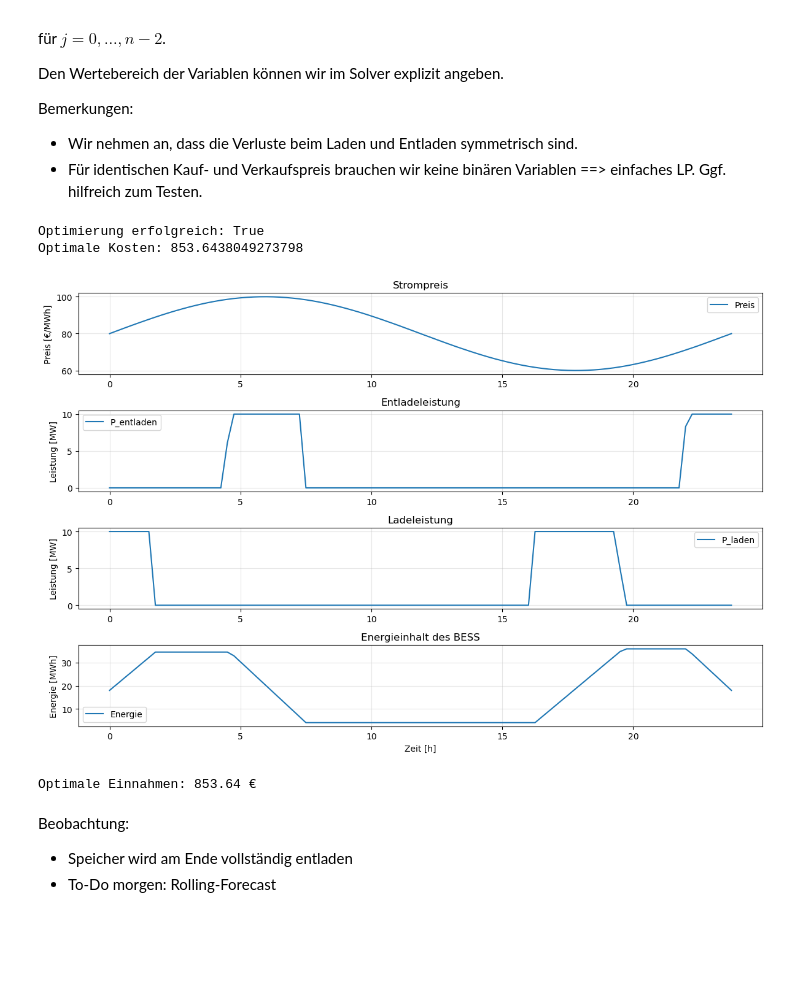
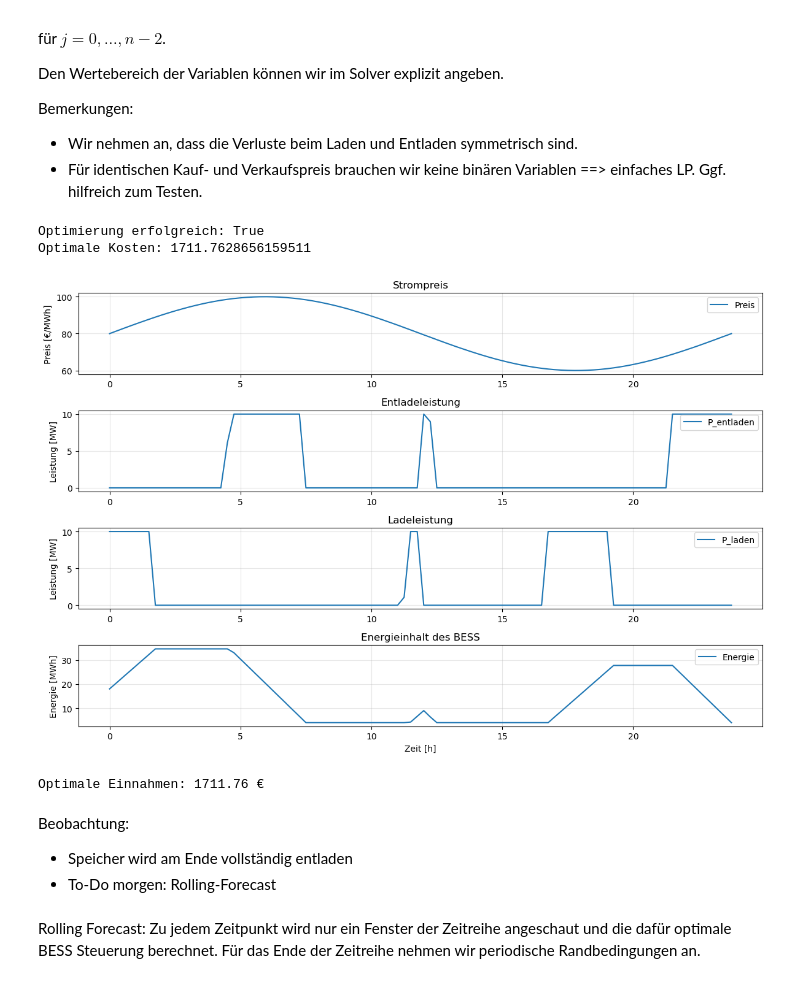
Before and after one commit to fefr3d/telis-intern, a Jupyter notebook: optimierungsmodel.ipynb, the cells around one changed output. Cells and saved outputs as stored; diff of their text form; code cells hidden in the pictures; blank space fills up the shorter version.

Commit message:
add rolling forecast

```diff
--- a/optimierungsmodel.ipynb
+++ b/optimierungsmodel.ipynb
@@ -111,7 +111,7 @@ Bemerkungen:
 import numpy as np
 from scipy.optimize import milp, LinearConstraint, Bounds
 
-def return_problem(pi_verkauf, pi_kauf, p_max, e_min, e_max, e0, dt, eta):
+def return_problem(pi_verkauf, pi_kauf, p_max, e_min, e_max, e0, i_ei, dt, eta, t_window=None):
     """BESS-Optimierungsproblem als MILP-Modell.
 
     Parameter
@@ -128,11 +128,15 @@ def return_problem(pi_verkauf, pi_kauf, p_max, e_min, e_max, e0, dt, eta):
         Maximaler Energieinhalt des Speichers.
     e0 : float
         Anfangsenergieinhalt des Speichers.
+    i_ei : tuple or None
+        Tupel `(i, ei)`. Zum Zeitpunkt `i` soll die Energie den Wert `ei` haben.
+        Wenn `None`, wird keine zusätzliche Endbedingung eingefügt.
     dt : float
         Zeitschrittweite.
     eta : float
         Lade-/Entladewirkungsgrad (symmetrisch).
-
+    t_window : int, optional
+        Fenstergröße für die Zeitreihe (Standard: None, d.h. gesamte Zeitreihe).
     Rückgabe
     -------
     dict
@@ -149,6 +153,15 @@ def return_problem(pi_verkauf, pi_kauf, p_max, e_min, e_max, e0, dt, eta):
     # Anzahl Zeitschritte
     n = len(pi_kauf)
 
+    if i_ei is not None:
+        idx_ei, ei = i_ei
+        idx_ei = int(idx_ei)
+        if not (0 <= idx_ei < n):
+            raise ValueError("i_ei index muss im Bereich [0, n-1] liegen")
+    else:
+        idx_ei = None
+        ei = None
+
     # -------------------------------------------------
     # LP-Matrix (Ungleichungen)
     # -------------------------------------------------
@@ -161,8 +174,9 @@ def return_problem(pi_verkauf, pi_kauf, p_max, e_min, e_max, e0, dt, eta):
     # -------------------------------------------------
     # Gleichungen (Energie)
     # -------------------------------------------------
-    A_eq = np.zeros((n, 4 * n))
-    b_eq = np.zeros(n)
+    n_eq = n + (1 if idx_ei is not None else 0)
+    A_eq = np.zeros((n_eq, 4 * n))
+    b_eq = np.zeros(n_eq)
 
     # =================================================
     # Zielfunktion
@@ -213,9 +227,9 @@ def return_problem(pi_verkauf, pi_kauf, p_max, e_min, e_max, e0, dt, eta):
 
         b_eq[j + 1] = 0
 
-    # Endbedingung
-    A_eq[n, 3 * n + n - 1] = 1
-    b_eq[n] = e0
+    if idx_ei is not None:
+        A_eq[n, 3 * n + idx_ei] = 1
+        b_eq[n] = ei
 
     # =================================================
     # Bounds (wichtig für MILP!)
@@ -248,9 +262,9 @@ def return_problem(pi_verkauf, pi_kauf, p_max, e_min, e_max, e0, dt, eta):
         "A_eq": A_eq,
         "b_eq": b_eq,
         "bounds": bounds,
-        "n": n
+        "n": n,
+        "t_window": t_window
     }
-
 
 
 def solve_bess_milp(problem):
@@ -267,6 +281,7 @@ def solve_bess_milp(problem):
         - b_eq: rechte Seite für Gleichungen
         - bounds: Grenzen der Variablen
         - n: Anzahl der Zeitschritte
+        - t_window: Fenstergröße für die Zeitreihe
 
     Rückgabe
     -------
@@ -287,6 +302,7 @@ def solve_bess_milp(problem):
     b_eq = problem["b_eq"]
     bounds = problem["bounds"]
     n = problem["n"]
+    t_window = problem.get("t_window", None)
 
     # =====================================================
     # 1. Bounds
@@ -370,7 +386,7 @@ DT    = T/N
 pi = 80 + 20 *np.sin(np.linspace(0, 2*np.pi, N))      # €/MWh
 
 # Problem formulieren
-problem = return_problem(pi_verkauf=pi, pi_kauf=pi, p_max=P_MAX, e_min=E_MIN, e_max=E_MAX, e0=E0, dt=DT, eta=ETA)
+problem = return_problem(pi_verkauf=pi, pi_kauf=pi, p_max=P_MAX, e_min=E_MIN, e_max=E_MAX, e0=E0, i_ei=(N-1, E0), dt=DT, eta=ETA)
 
 # Problem lösen
 result = solve_bess_milp(problem)
@@ -390,37 +406,39 @@ plt.legend()
 plt.grid(True, alpha=0.3)
 
 plt.subplot(4, 1, 2)
 plt.plot(t, result["P_discharge"], label="P_entladen")
 plt.ylabel("Leistung [MW]")
 plt.title("Entladeleistung")
 plt.legend()
 plt.grid(True, alpha=0.3)
 
 plt.subplot(4, 1, 3)
 plt.plot(t, result["P_charge"], label="P_laden")
 plt.ylabel("Leistung [MW]")
 plt.title("Ladeleistung")
 plt.legend()
 plt.grid(True, alpha=0.3)
 
 plt.subplot(4, 1, 4)
 plt.plot(t, result["E"], label="Energie")
 plt.ylabel("Energie [MWh]")
 plt.xlabel("Zeit [h]")
 plt.title("Energieinhalt des BESS")
 plt.legend()
 plt.grid(True, alpha=0.3)
 
 plt.tight_layout()
 plt.show()
 
 print(f"Optimale Einnahmen: {result['objective']:.2f} €")
 # %% [output]
 Optimierung erfolgreich: True
-Optimale Kosten: 853.6438049273798
+Optimale Kosten: 1711.7628656159511
-[figure, old version]
+[figure, new version]
-Optimale Einnahmen: 853.64 €
+Optimale Einnahmen: 1711.76 €
 # %% [markdown]
 Beobachtung:
 * Speicher wird am Ende vollständig entladen
 * To-Do morgen: Rolling-Forecast
+# %% [markdown]
+Rolling Forecast: Zu jedem Zeitpunkt wird nur ein Fenster der Zeitreihe angeschaut und die dafür optimale BESS Steuerung berechnet. Für das Ende der Zeitreihe nehmen wir periodische Randbedingungen an.
```
Also changed, not shown: parts of 2 cells of this notebook.
